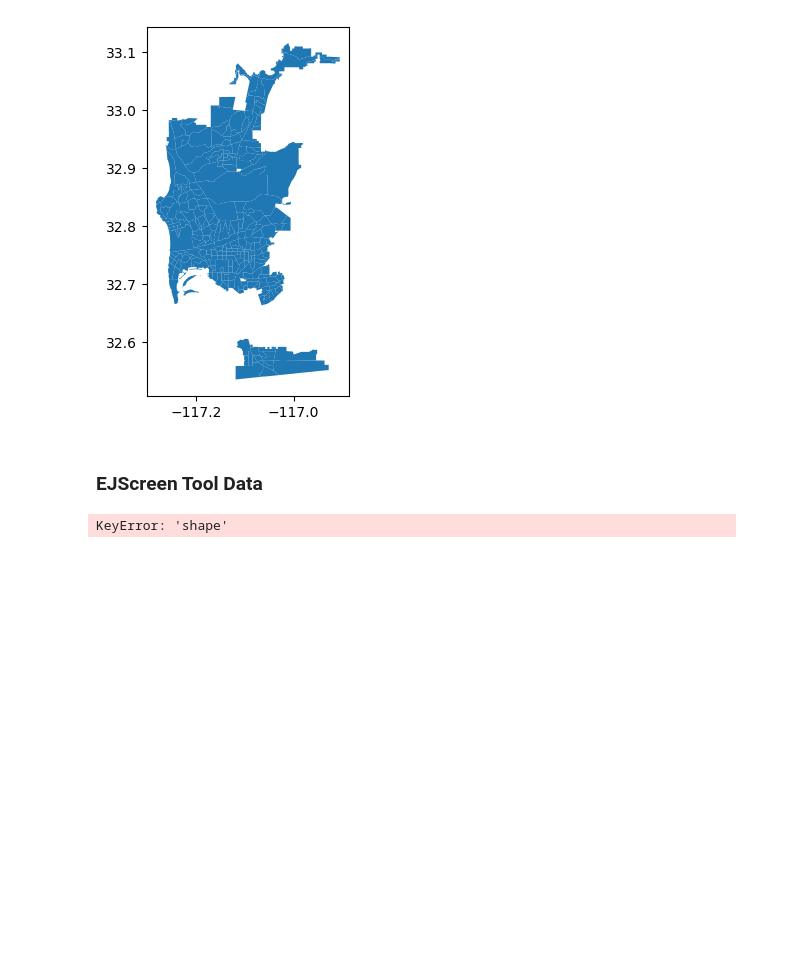
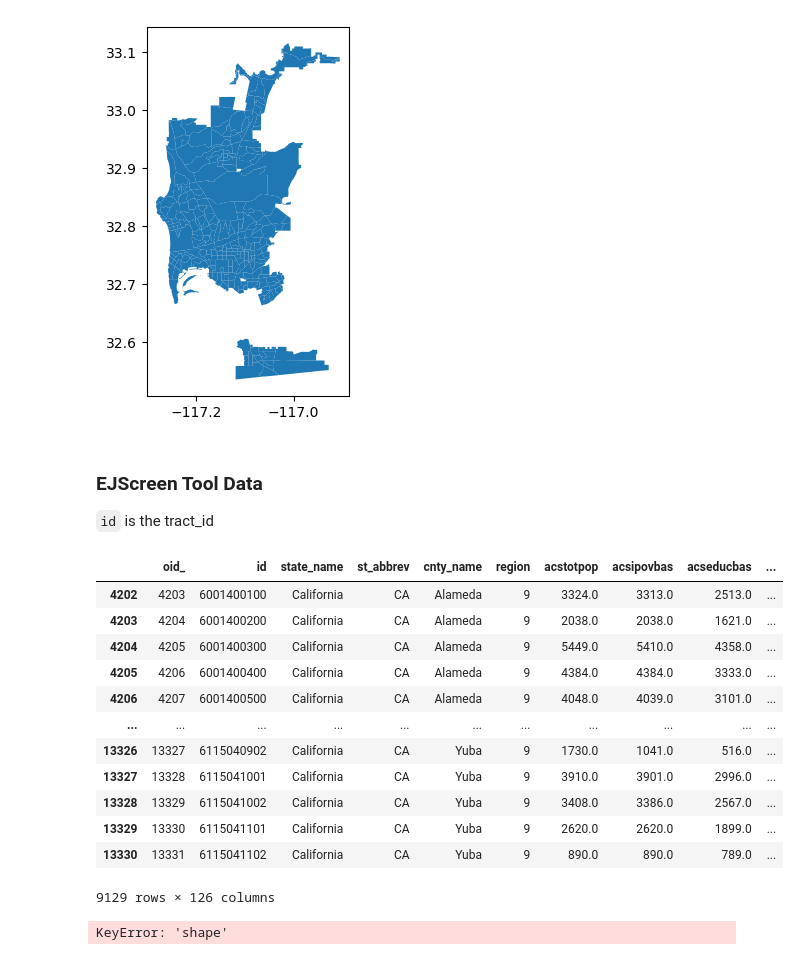
Before and after one commit to The2035Initiative/cca_grid_modeling_project, a Jupyter notebook: identifying_ctracts_oversampling.ipynb, the cells around one changed output. Cells and saved outputs as stored; diff of their text form; code cells hidden in the pictures; blank space fills up the shorter version.

```diff
--- a/identifying_ctracts_oversampling.ipynb
+++ b/identifying_ctracts_oversampling.ipynb
@@ -299,12 +299,30 @@ sd_cei.plot()
 [figure]
 # %% [markdown]
 ### EJScreen Tool Data
+
+`id` is the tract_id
 # %%
 # read in data & clean colnames
 ejscreen = to_snake_case(pd.read_csv('data/EJSCREEN_2023_Tracts_StatePct_with_AS_CNMI_GU_VI.csv'))
 
 # isolate CA
 ejscreen = ejscreen[ejscreen.state_name == 'California']
+# %%
+ejscreen
+# %% [output]
+|  | oid_ | id | state_name | st_abbrev | cnty_name | region | acstotpop | acsipovbas | acseducbas | ... |
+| 4202 | 4203 | 6001400100 | California | CA | Alameda | 9 | 3324.0 | 3313.0 | 2513.0 | ... |
+| 4203 | 4204 | 6001400200 | California | CA | Alameda | 9 | 2038.0 | 2038.0 | 1621.0 | ... |
+| 4204 | 4205 | 6001400300 | California | CA | Alameda | 9 | 5449.0 | 5410.0 | 4358.0 | ... |
+| 4205 | 4206 | 6001400400 | California | CA | Alameda | 9 | 4384.0 | 4384.0 | 3333.0 | ... |
+| 4206 | 4207 | 6001400500 | California | CA | Alameda | 9 | 4048.0 | 4039.0 | 3101.0 | ... |
+| ... | ... | ... | ... | ... | ... | ... | ... | ... | ... | ... |
+| 13326 | 13327 | 6115040902 | California | CA | Yuba | 9 | 1730.0 | 1041.0 | 516.0 | ... |
+| 13327 | 13328 | 6115041001 | California | CA | Yuba | 9 | 3910.0 | 3901.0 | 2996.0 | ... |
+| 13328 | 13329 | 6115041002 | California | CA | Yuba | 9 | 3408.0 | 3386.0 | 2567.0 | ... |
+| 13329 | 13330 | 6115041101 | California | CA | Yuba | 9 | 2620.0 | 2620.0 | 1899.0 | ... |
+| 13330 | 13331 | 6115041102 | California | CA | Yuba | 9 | 890.0 | 890.0 | 789.0 | ... |
+9129 rows × 126 columns
 # %%
 ejscreen[ejscreen['shape']].apply(wkt.loads)
 # %% [output]
```
Also changed, not shown: parts of 3 cells of this notebook, 3 other files.
